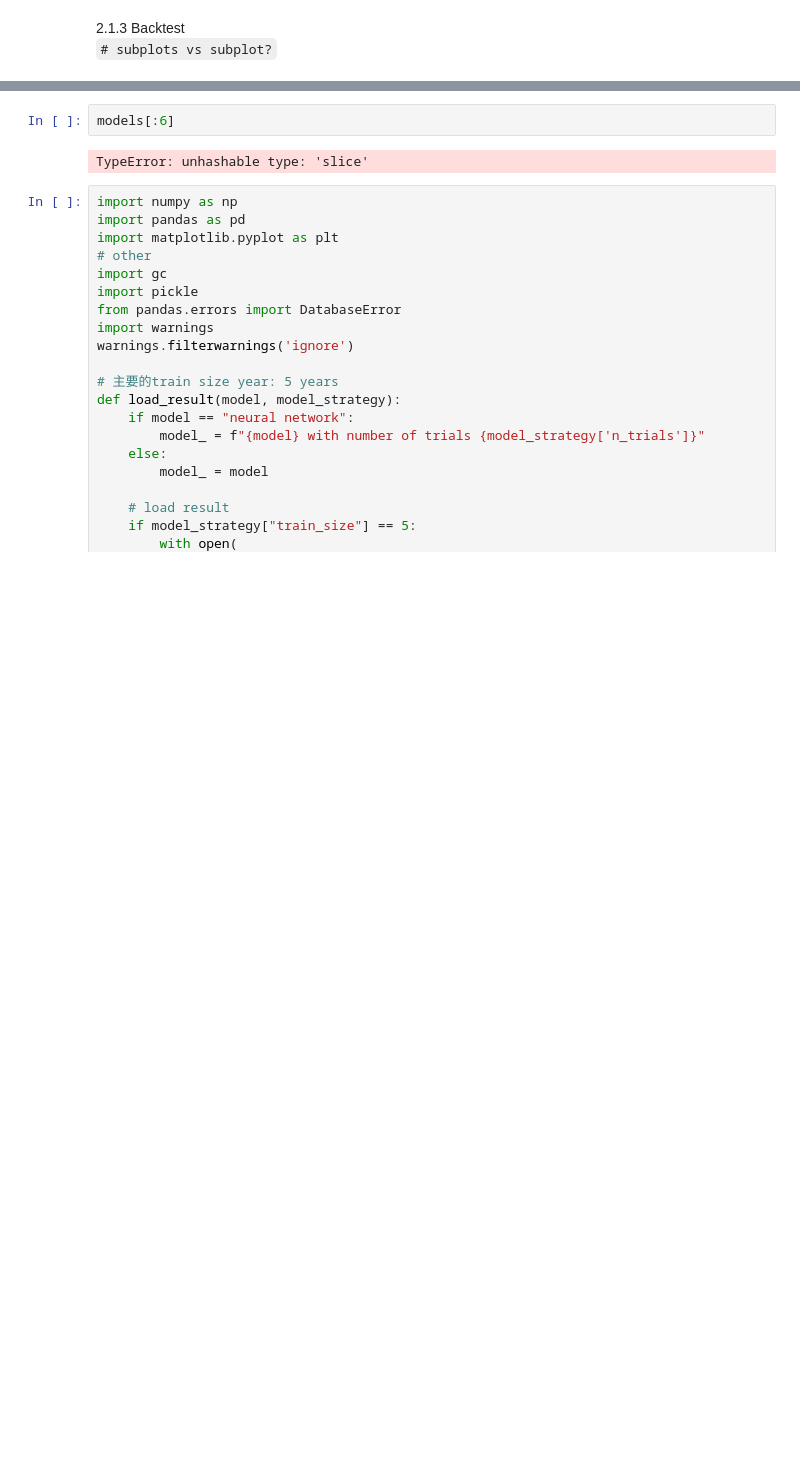
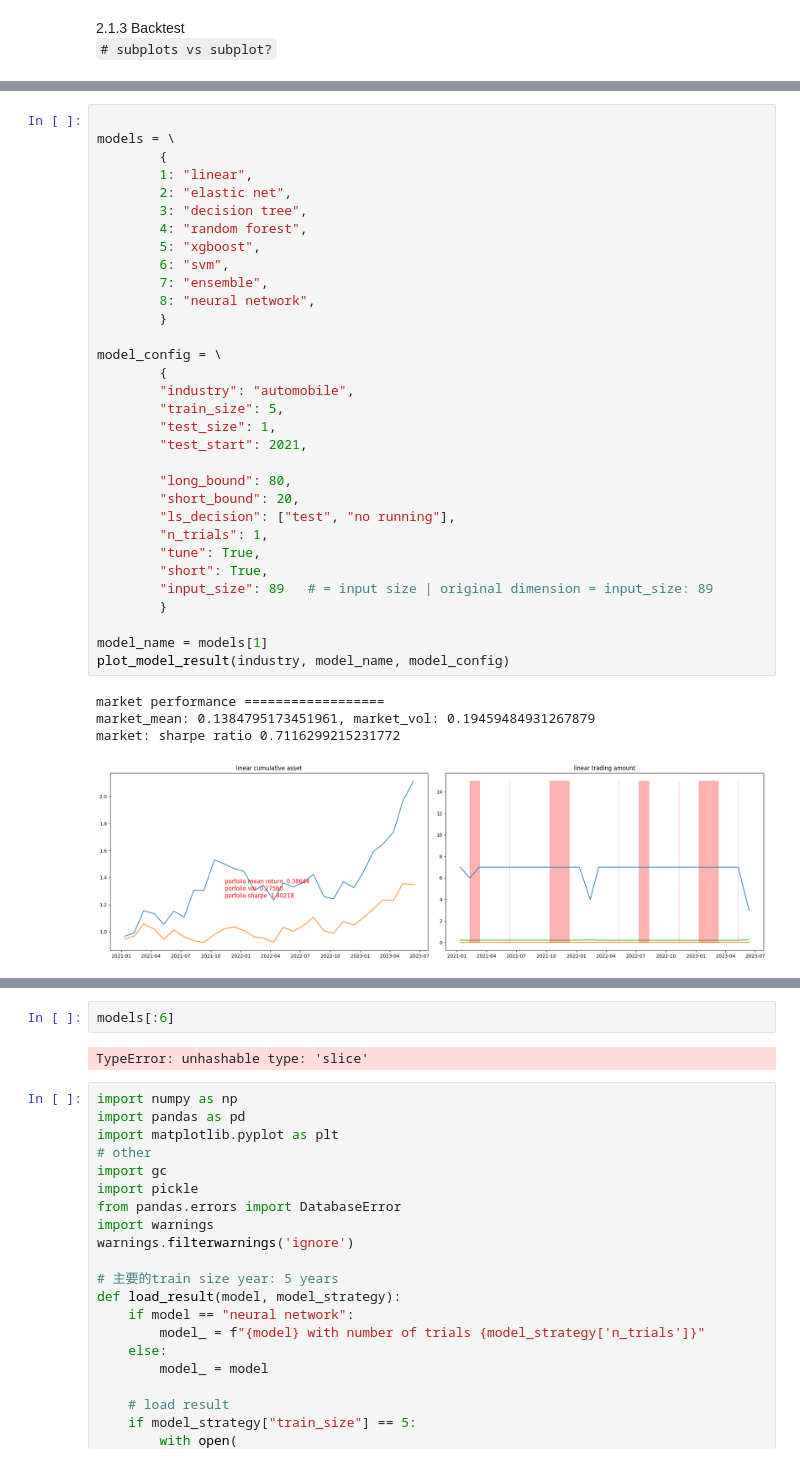
Before and after one commit to KJJHHH/Build-Portfolio, a Jupyter notebook: PORTFOLIO.ipynb, the cells around one changed output, grey strips where cells are left out. Drawn from its saved outputs; the diff is of its cells as text; blank space fills up the shorter version.

```diff
--- a/PORTFOLIO.ipynb
+++ b/PORTFOLIO.ipynb
@@ -446,3 +151,40 @@ def plot_model_result(industry, model):
+# %%
+
+models = \
+        {
+        1: "linear",
+        2: "elastic net",
+        3: "decision tree",
+        4: "random forest",
+        5: "xgboost",
+        6: "svm",
+        7: "ensemble",
+        8: "neural network",
+        }
+
+model_config = \
+        {
+        "industry": "automobile",
+        "train_size": 5,
+        "test_size": 1,
+        "test_start": 2021,
+
+        "long_bound": 80,
+        "short_bound": 20,
+        "ls_decision": ["test", "no running"],
+        "n_trials": 1,
+        "tune": True,
+        "short": True,
+        "input_size": 89   # = input size | original dimension = input_size: 89
+        }
+
+model_name = models[1]
+plot_model_result(industry, model_name, model_config)
+# %% [output]
+market performance ==================
+market_mean: 0.1384795173451961, market_vol: 0.19459484931267879
+market: sharpe ratio 0.7116299215231772
+[figure, added]
 # %%
 industry = "automobile"
 models = {1: "linear",
```
Also changed, not shown: parts of 20 cells of this notebook, 31 other files.
